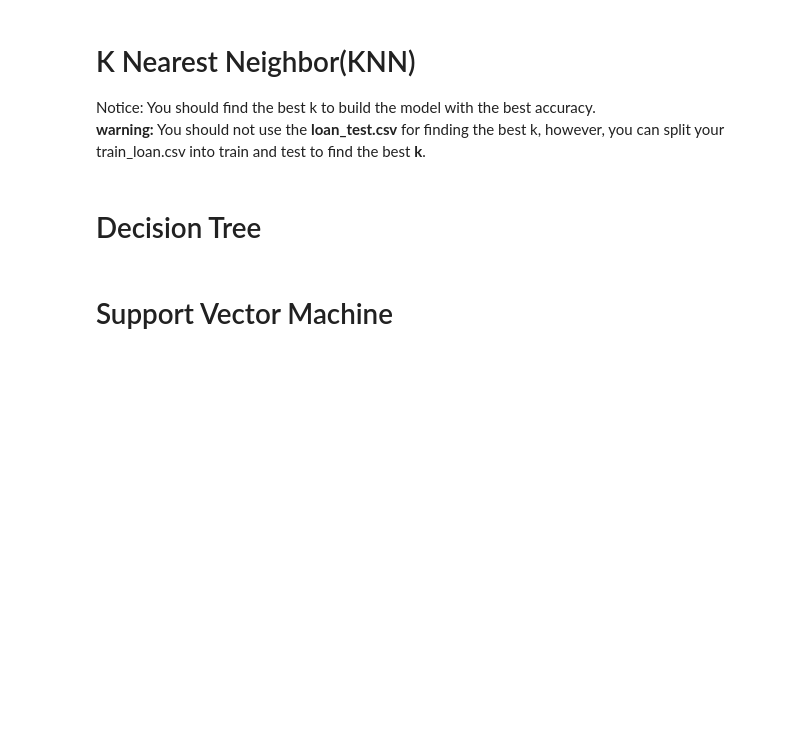
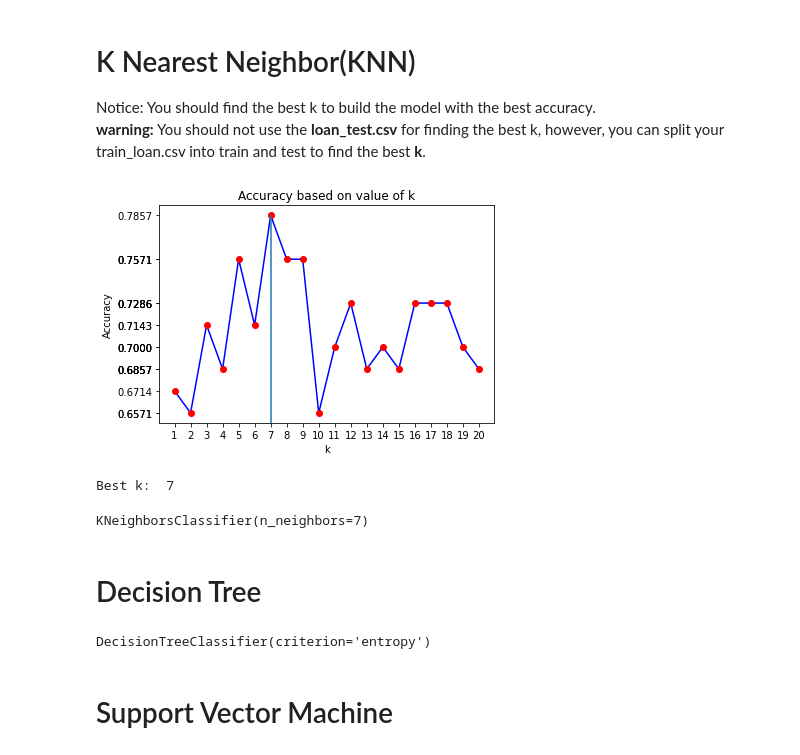
Before and after one commit to AlexandreBrown/MachineLearningCapstoneProject, a Jupyter notebook: MachineLearningCapstoneProject.ipynb, the cells around one changed output. Saved outputs shown, nothing was run; the diff lists cells and outputs as text; code cells hidden in the pictures; blank space fills up the shorter version.

```diff
--- a/MachineLearningCapstoneProject.ipynb
+++ b/MachineLearningCapstoneProject.ipynb
@@ -141,0 +249,13 @@ y[0:5]
+# %%
+def getNumericalY(dataFrame):
+    yLabels = list(np.unique(dataFrame['loan_status']))
+
+    y = dataFrame['loan_status'].values
+
+    labelEncoder = preprocessing.LabelEncoder()
+    labelEncoder.fit(yLabels)
+
+    return labelEncoder.transform(y)
+
+y = getNumericalY(df)
+y[:5]
@@ -165,3 +302,5 @@ You should use the following algorithm:
+# %%
+X_train, X_test, y_train, y_test = train_test_split(X, y, test_size=0.2, random_state=4)
 # %% [markdown]
 # K Nearest Neighbor(KNN)
 
@@ -170,2 +312,35 @@ Notice: You should find the best k to build the model with the best accuracy.
+# %%
+resultsForKs = {}
+knnModels = {}
+
+for k in range(1,21):
+    knn = KNeighborsClassifier(n_neighbors = k).fit(X_train,y_train)
+    yhat = knn.predict(X_test)
+    resultsForKs[k] = metrics.accuracy_score(y_test, yhat)
+    knnModels[k] = knn
+# %%
+kValues = list(resultsForKs.keys())
+kResults = list(resultsForKs.values())
+
+bestK = max(resultsForKs, key=resultsForKs.get)
+
+plt.title('Accuracy based on value of k')
+plt.plot(kValues, kResults, color='blue', zorder=1)
+plt.scatter(kValues, kResults, color='red', zorder=2)
+plt.ylabel('Accuracy')
+plt.xlabel('k')
+plt.axvline(bestK, 0, 0.95)
+plt.xticks(kValues)
+plt.yticks(kResults)
+plt.show()
+
+print("Best k: ",bestK)
+
+knnModel = knnModels[bestK]
+knnModel
+# %% [output]
+[figure, added]
+Best k:  7
+KNeighborsClassifier(n_neighbors=7)
 # %% [markdown]
 # Decision Tree
@@ -172,2 +351,6 @@ Notice: You should find the best k to build the model with the best accuracy.
+# %%
+decisionTreeModel.fit(X_train,y_train)
+# %% [output]
+DecisionTreeClassifier(criterion='entropy')
 # %% [markdown]
 # Support Vector Machine
```
Also changed, not shown: parts of 38 cells of this notebook.
